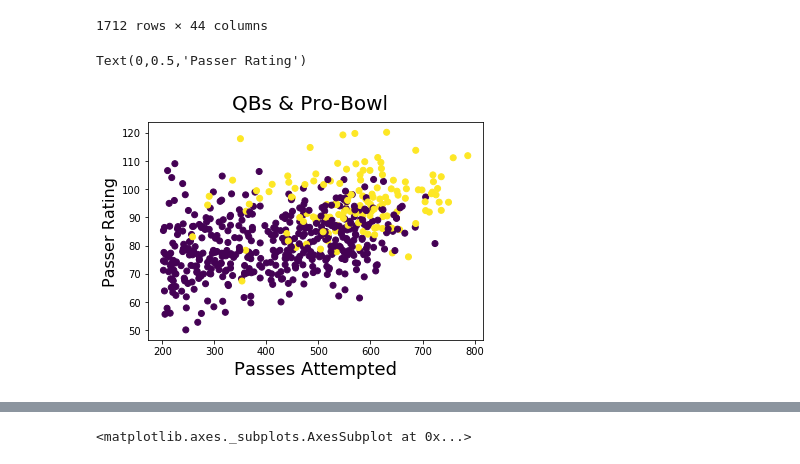
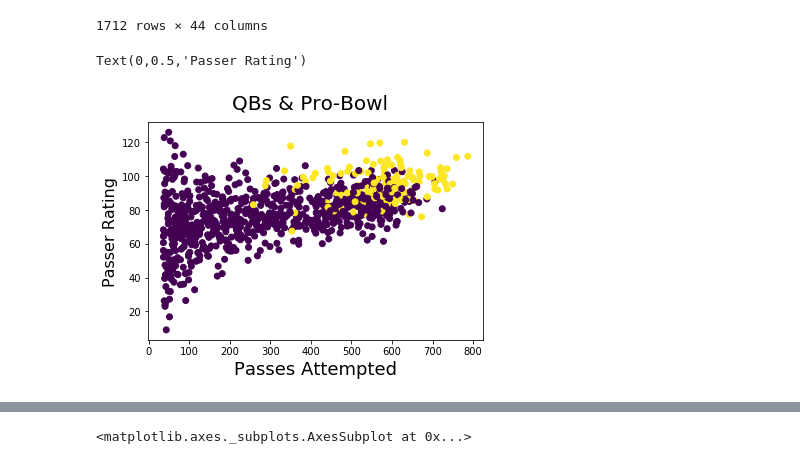
Before and after one commit to georgetown-analytics/Data-Blitz, a Jupyter notebook: dataWranglingAndAnalysis/Passer_Data_Analysis.ipynb, the cells around one changed output, grey strips where cells are left out. Cells and saved outputs as stored; diff of their text form; code cells hidden in the pictures.

```diff
--- a/dataWranglingAndAnalysis/Passer_Data_Analysis.ipynb
+++ b/dataWranglingAndAnalysis/Passer_Data_Analysis.ipynb
@@ -443,16 +443,17 @@ df_passer_by_season
 # %%
 import matplotlib.pyplot as plt
 
+pass_limit = 35
 
-
-df_passer_by_season_qb = df_passer_by_season.loc[df_passer_by_season['PASS_ATTEMPT'] > 200]
+#Removing passers with limited pass sample size
+df_passer_by_season_qb = df_passer_by_season.loc[df_passer_by_season['PASS_ATTEMPT'] > pass_limit]
 
 
 
 plt.scatter(df_passer_by_season_qb.PASS_ATTEMPT, df_passer_by_season_qb.PASS_RAT , c=df_passer_by_season_qb.PASSER_PRO_BOWL)
 plt.suptitle('QBs & Pro-Bowl', fontsize=20)
 plt.xlabel('Passes Attempted', fontsize=18)
 plt.ylabel('Passer Rating', fontsize=16)
 # %% [output]
 Text(0,0.5,'Passer Rating')
-[figure, old version]
+[figure, new version]
```
Also changed, not shown: parts of 17 cells of this notebook.
